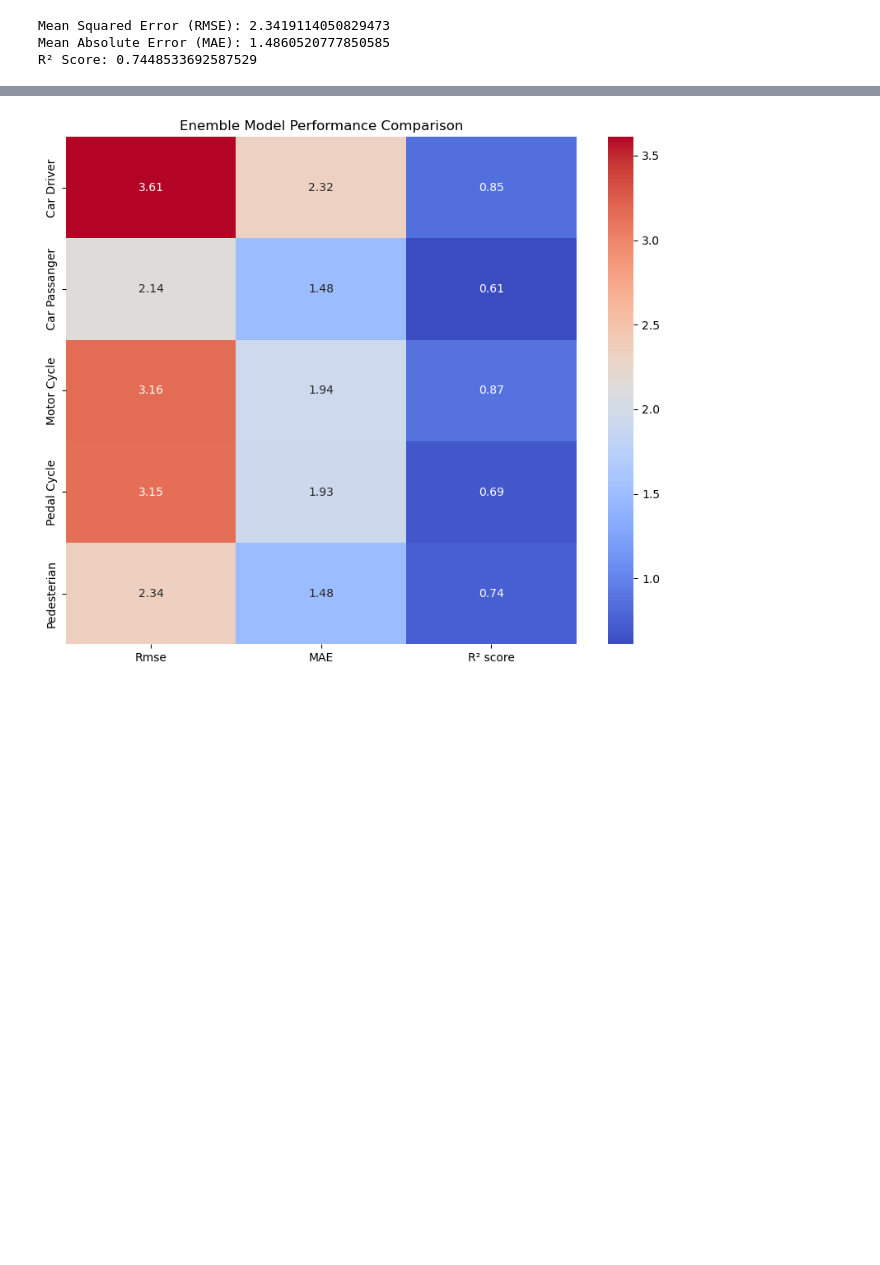
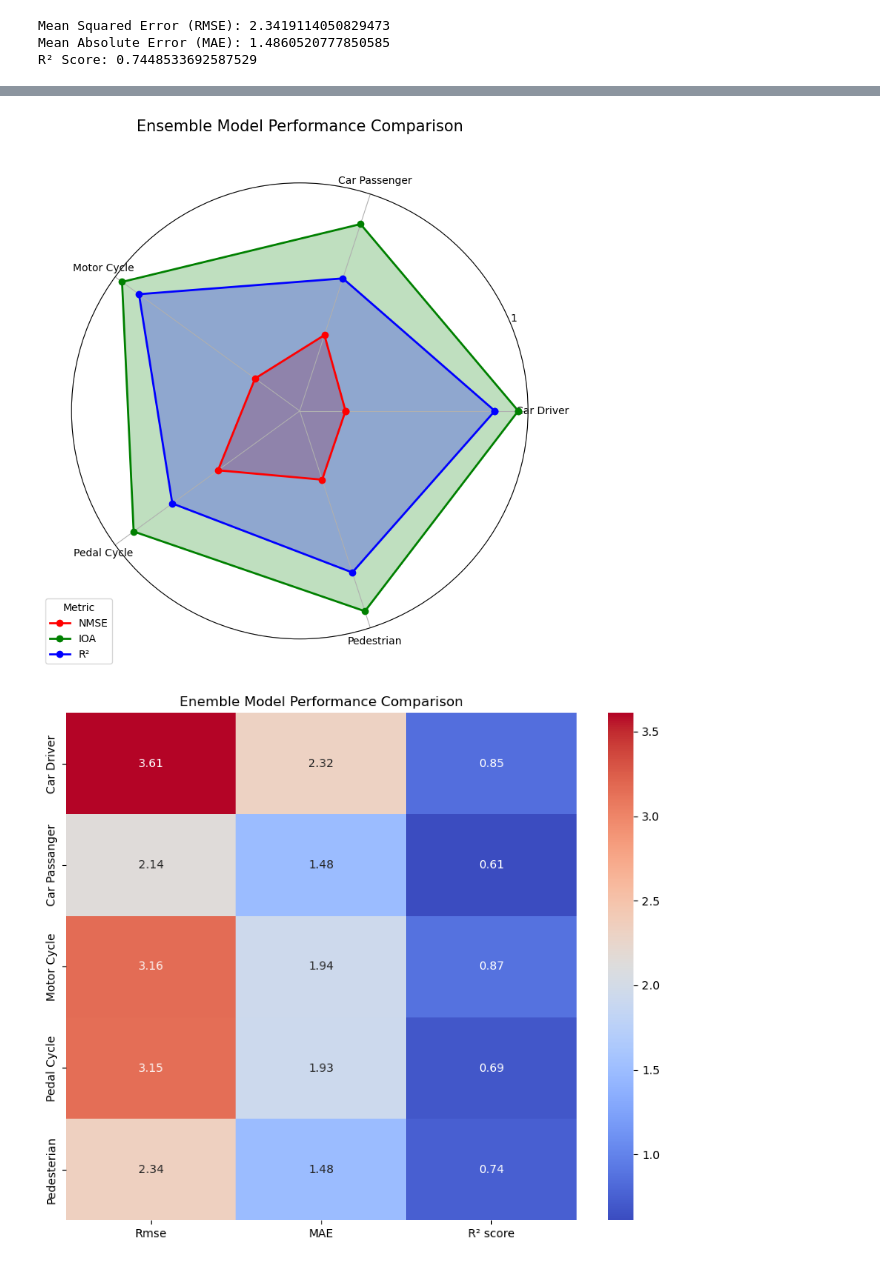
Before and after one commit to mraminamiri/National_Accident, a Jupyter notebook: HospitalRegression/ensemble regression.ipynb, the cells around one changed output, grey strips where cells are left out. Drawn from its saved outputs; the diff is of its cells as text; code cells hidden in the pictures; blank space fills up the shorter version.

```diff
--- a/HospitalRegression/ensemble regression.ipynb
+++ b/HospitalRegression/ensemble regression.ipynb
@@ -210,18 +204,0 @@ Adj_r2
-# %%
-import matplotlib.pyplot as plt
-import seaborn as sns
-
-# تنظیمات اصلی نمودار
-sns.set_style("whitegrid")
-plt.figure(figsize=(10, 6))
-
-# رسم نمودار پراکنش پیش‌بینی‌ها در مقابل مقادیر واقعی
-sns.scatterplot(x=y_test, y=y_pred_combined, alpha=0.6)
-plt.xlabel("Actual Values")
-plt.ylabel("Predicted Values")
-
-# رسم خط برابری (y=x) برای مقایسه بهتر
-plt.plot(y_test, y_test, color='red', linewidth=2)
-
-# نمایش نمودار
-plt.show()
@@ -1132,3 +1650,59 @@ plt.show()
+# %%
+import matplotlib.pyplot as plt
+import numpy as np
+
+nmse_values = [0.2004008001222163,
+ 0.349711107405602,
+ 0.24207233742711134,
+ 0.4428830194930166,
+ 0.3170189984309133]
+
+
+ioa_values = [0.9572787786765434,
+ 0.8615606036005549,
+ 0.9625172977610685,
+ 0.8996978755761036,
+ 0.9234815319201339]
+
+r2_values =[0.854691947923693,
+ 0.6111389068838073,
+ 0.8708512970478063,
+ 0.6903496804486589,
+ 0.7448533692587529]
+labels = ['Car Driver', 'Car Passenger', 'Motor Cycle', 'Pedal Cycle', 'Pedestrian']
+
+data = np.array([nmse_values, ioa_values, r2_values])
+
+num_vars = data.shape[1]
+
+angles = np.linspace(0, 2 * np.pi, num_vars, endpoint=False).tolist()
+angles += angles[:1]
+fig, ax = plt.subplots(figsize=(8, 8), subplot_kw=dict(polar=True))
+
+colors = ['red', 'green', 'blue']
+labels_metric = ['NMSE', 'IOA', 'R²']
+
+for idx, (data_slice, color, label) in enumerate(zip(data, colors, labels_metric)):
+    if label == 'MAE':
+        alpha_value = 0.5
+    else:
+        alpha_value = 0.25
+    data_slice = np.concatenate([data_slice, [data_slice[0]]])
+    ax.plot(angles, data_slice, 'o-', linewidth=2, label=label, color=color)
+    ax.fill(angles, data_slice, alpha=alpha_value, color=color)
+
+ax.set_xticks(angles[:-1])
+ax.set_xticklabels(labels)
+ax.set_yticks([1, 2, 3, 4, 5])
+ax.set_yticklabels(['1', '2', '3', '4', '5'])
+
+plt.title('Ensemble Model Performance Comparison', size=15, color='black', y=1.1)
+plt.legend(title='Metric', loc='upper right', bbox_to_anchor=(0.1, 0.1))
+ax.set_ylim(0, 1)
+
+plt.show()
+# %% [output]
+[figure, added]
 # %%
 import seaborn as sns
 import matplotlib.pyplot as plt
```
Also changed, not shown: parts of 17 cells of this notebook.
